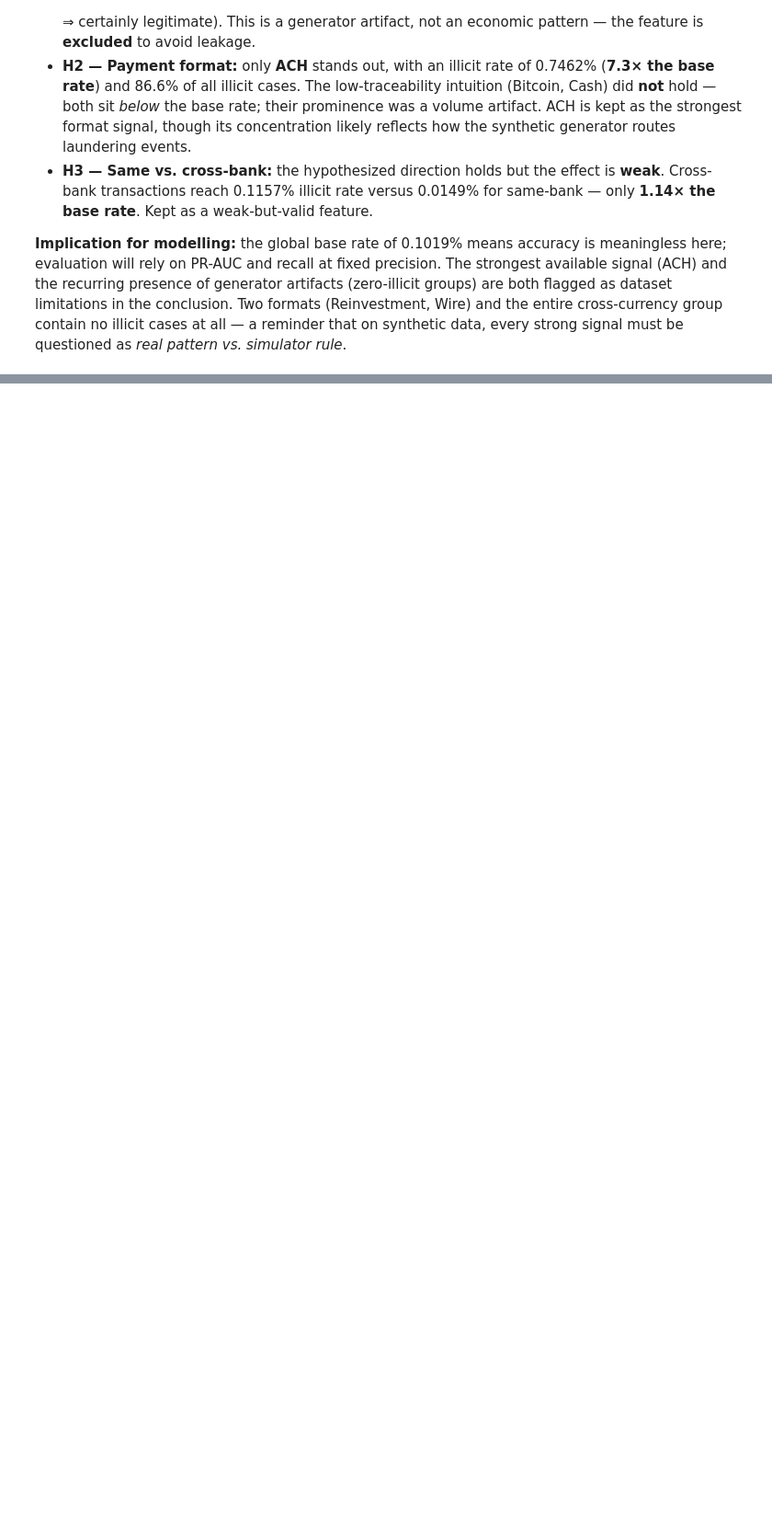
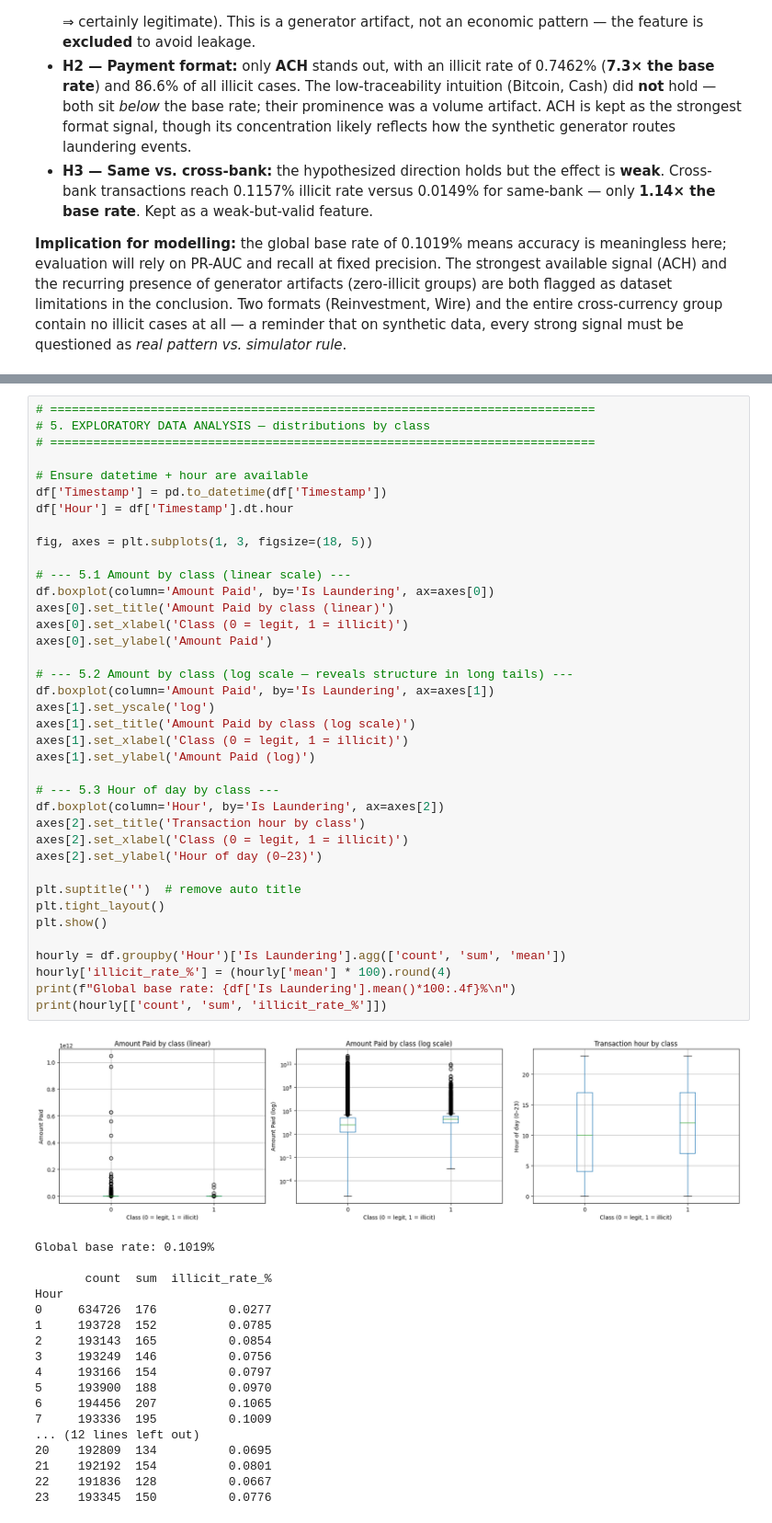
Before and after one commit to caiobernardinelli/amlguard, a Jupyter notebook: notebooks/git01_aml_pipeline.ipynb, the cells around one changed output, grey strips where cells are left out. Shown at 92% size. Saved outputs shown, nothing was run; the diff lists cells and outputs as text; blank space fills up the shorter version.

```diff
--- a/notebooks/git01_aml_pipeline.ipynb
+++ b/notebooks/git01_aml_pipeline.ipynb
@@ -350,0 +420,57 @@ Of the three hypotheses tested, only one produced a usable real signal, and a fo
+# %%
+# ============================================================================
+# 5. EXPLORATORY DATA ANALYSIS — distributions by class
+# ============================================================================
+
+# Ensure datetime + hour are available
+df['Timestamp'] = pd.to_datetime(df['Timestamp'])
+df['Hour'] = df['Timestamp'].dt.hour
+
+fig, axes = plt.subplots(1, 3, figsize=(18, 5))
+
+# --- 5.1 Amount by class (linear scale) ---
+df.boxplot(column='Amount Paid', by='Is Laundering', ax=axes[0])
+axes[0].set_title('Amount Paid by class (linear)')
+axes[0].set_xlabel('Class (0 = legit, 1 = illicit)')
+axes[0].set_ylabel('Amount Paid')
+
+# --- 5.2 Amount by class (log scale — reveals structure in long tails) ---
+df.boxplot(column='Amount Paid', by='Is Laundering', ax=axes[1])
+axes[1].set_yscale('log')
+axes[1].set_title('Amount Paid by class (log scale)')
+axes[1].set_xlabel('Class (0 = legit, 1 = illicit)')
+axes[1].set_ylabel('Amount Paid (log)')
+
+# --- 5.3 Hour of day by class ---
+df.boxplot(column='Hour', by='Is Laundering', ax=axes[2])
+axes[2].set_title('Transaction hour by class')
+axes[2].set_xlabel('Class (0 = legit, 1 = illicit)')
+axes[2].set_ylabel('Hour of day (0–23)')
+
+plt.suptitle('')  # remove auto title
+plt.tight_layout()
+plt.show()
+
+hourly = df.groupby('Hour')['Is Laundering'].agg(['count', 'sum', 'mean'])
+hourly['illicit_rate_%'] = (hourly['mean'] * 100).round(4)
+print(f"Global base rate: {df['Is Laundering'].mean()*100:.4f}%\n")
+print(hourly[['count', 'sum', 'illicit_rate_%']])
+# %% [output]
+[figure, added]
+Global base rate: 0.1019%
+
+       count  sum  illicit_rate_%
+Hour
+0     634726  176          0.0277
+1     193728  152          0.0785
+2     193143  165          0.0854
+3     193249  146          0.0756
+4     193166  154          0.0797
+5     193900  188          0.0970
+6     194456  207          0.1065
+7     193336  195          0.1009
+... (12 lines left out)
+20    192809  134          0.0695
+21    192192  154          0.0801
+22    191836  128          0.0667
+23    193345  150          0.0776
```
Also changed, not shown: parts of 14 cells of this notebook.
